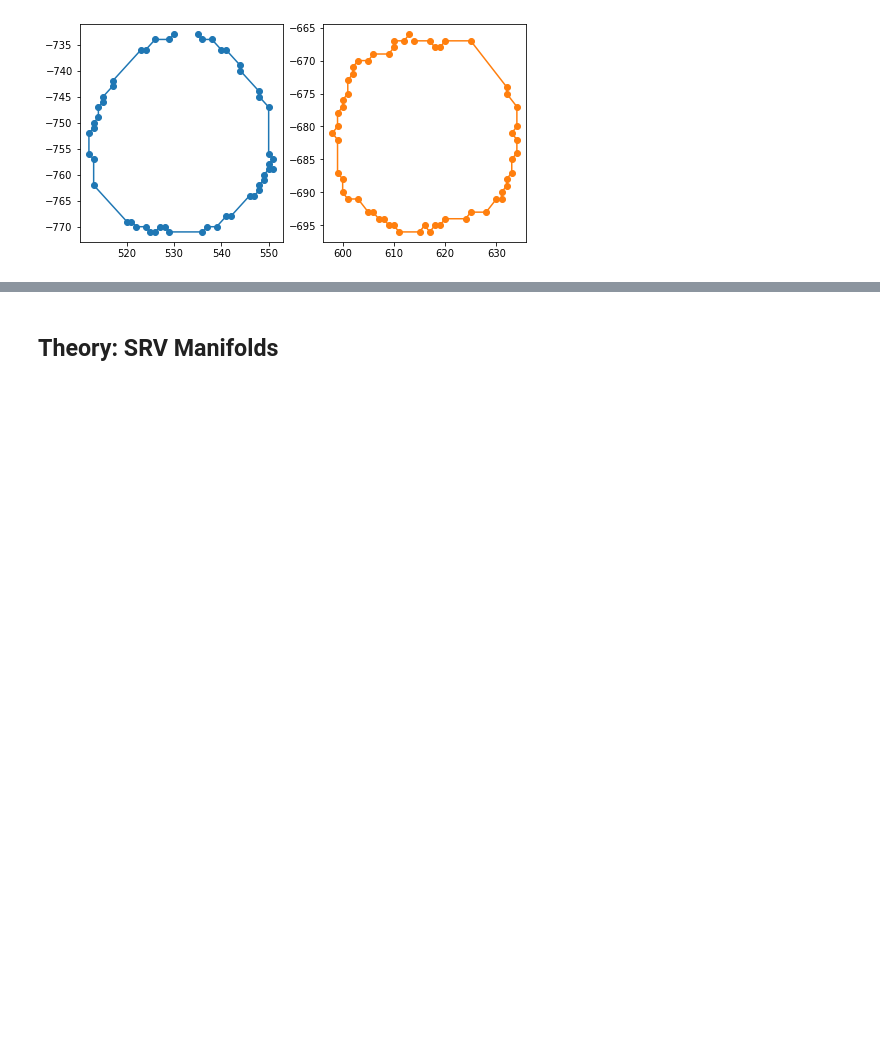
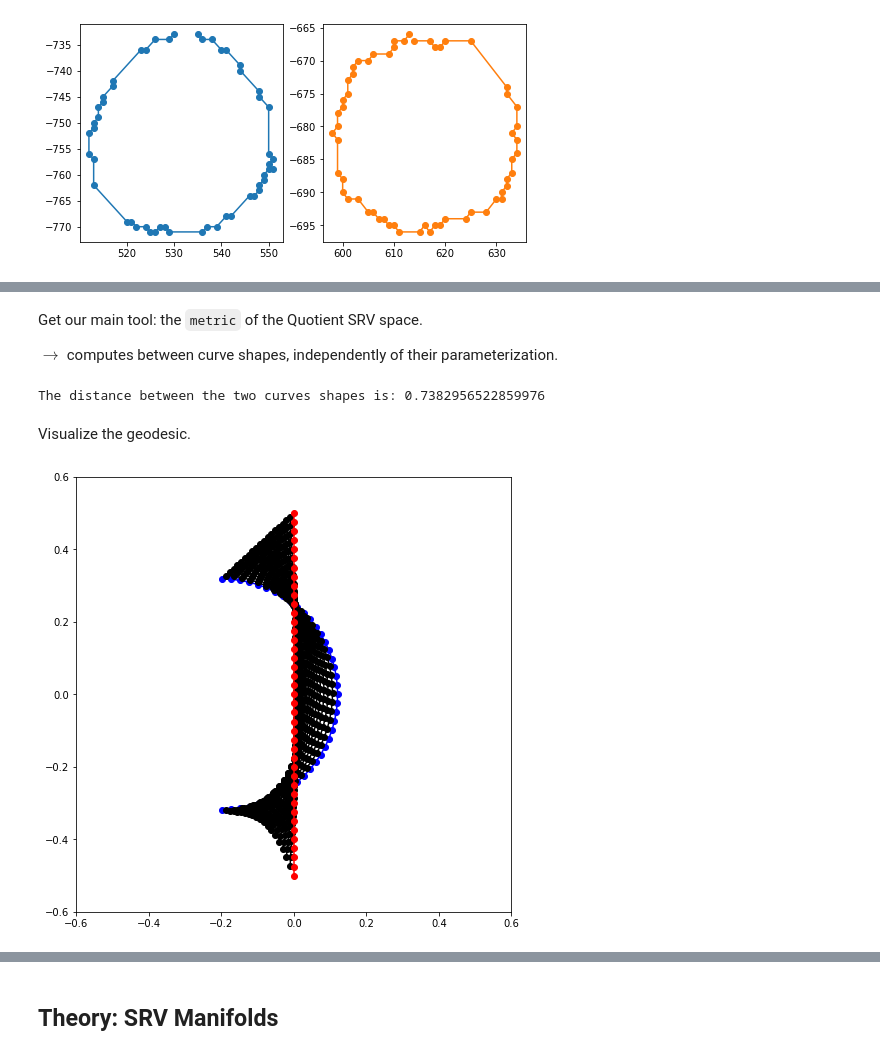
Before and after one commit to geometric-intelligence/ece594n, a Jupyter notebook: lectures/02_b_curves.ipynb, the cells around one changed output, grey strips where cells are left out. Saved outputs shown, nothing was run; the diff lists cells and outputs as text; code cells hidden in the pictures; blank space fills up the shorter version.

```diff
--- a/lectures/02_b_curves.ipynb
+++ b/lectures/02_b_curves.ipynb
@@ -149,0 +219,24 @@ axes[0].plot(cells[2][:, 0], cells[2][:, 1], "C0", marker="o"); axes[1].plot(cel
+# %% [markdown]
+Get our main tool: the `metric` of the Quotient SRV space.
+
+$\rightarrow$ computes between curve shapes, independently of their parameterization.
+# %%
+metric = curves_r2.quotient_square_root_velocity_metric
+
+dist_ab = metric.dist(curve_a, curve_b)
+print(f"The distance between the two curves shapes is: {dist_ab}")
+# %% [output]
+The distance between the two curves shapes is: 0.7382956522859976
+# %% [markdown]
+Visualize the geodesic.
+# %%
+geod_fun = metric.geodesic(initial_curve=curve_a, end_curve=curve_b)
+n_times = 20; times = np.linspace(0.0, 1.0, n_times); geod = geod_fun(times)
+
+fig, ax = plt.subplots(1, 1, figsize=(8, 8))
+ax.plot(geod[0, :, 0], geod[0, :, 1], "o-b")
+for i in range(1, n_times - 1):
+    ax.plot(geod[i, :, 0], geod[i, :, 1], "o-k")
+ax.plot(geod[-1, :, 0], geod[-1, :, 1], "o-r"); ax.set_aspect('equal'); ax.set_ylim((-0.6, 0.6)); ax.set_xlim((-0.6, 0.6));
+# %% [output]
+[figure, added]
```
Also changed, not shown: parts of 25 cells of this notebook, 1 other file.
